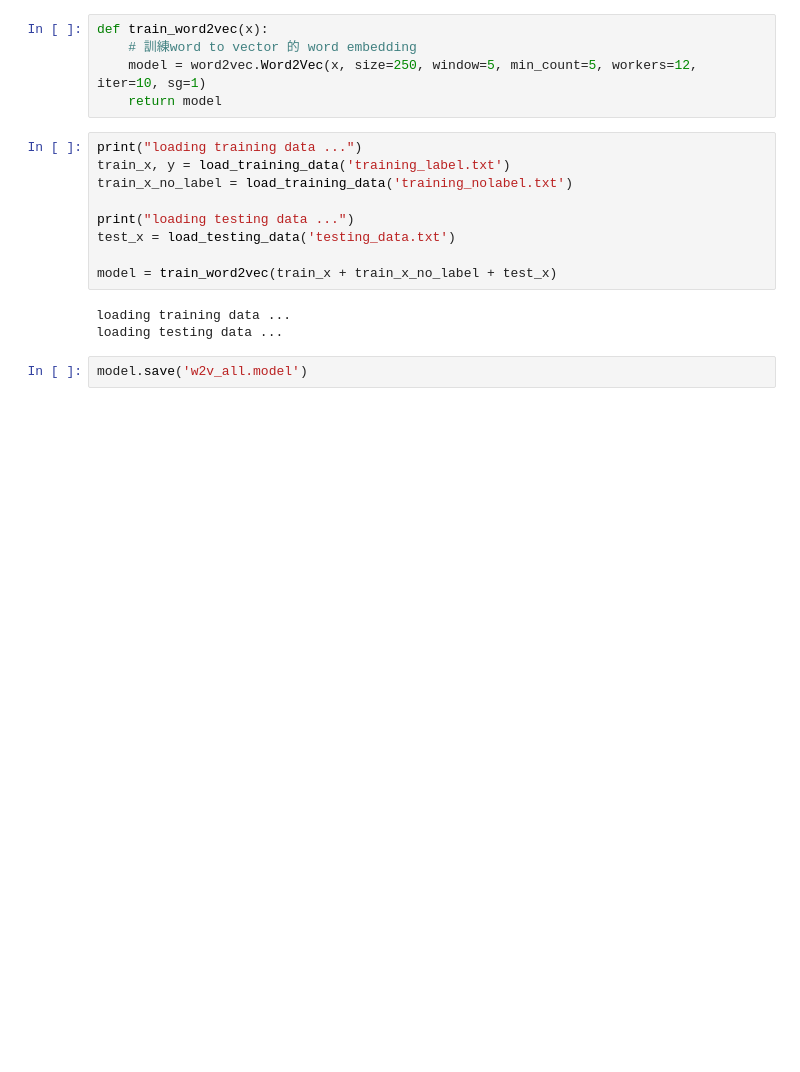
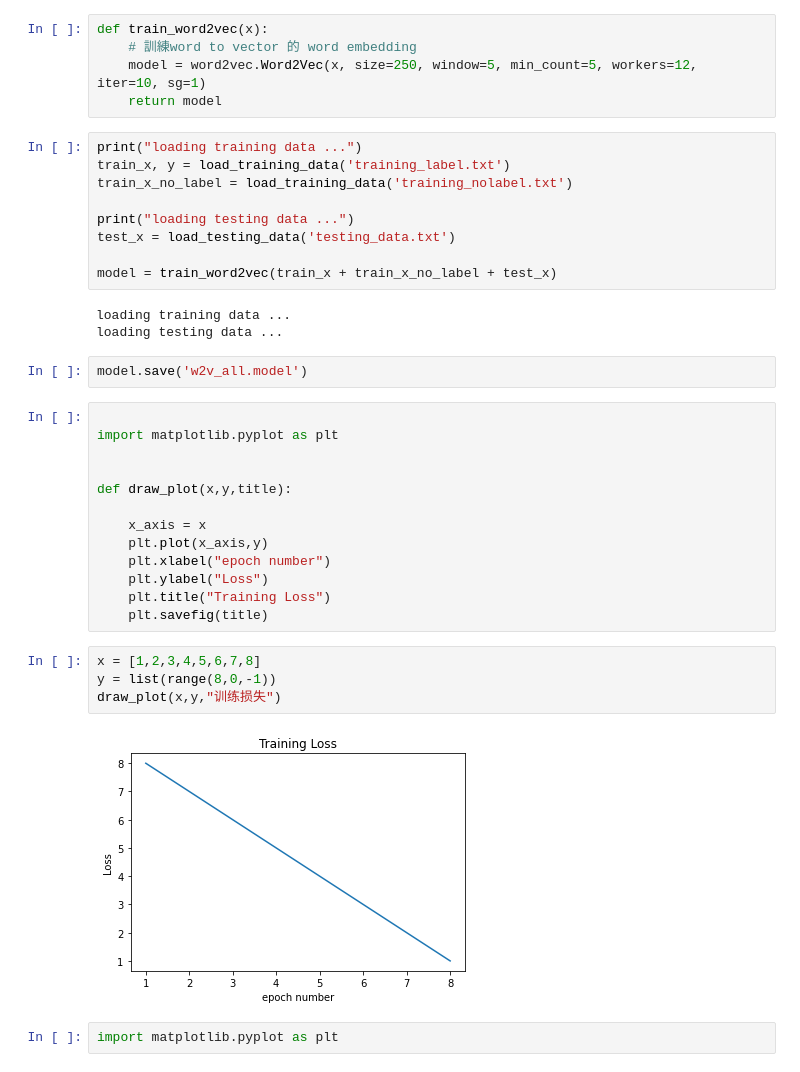
Before and after one commit to yunfeiqi/homework, a Jupyter notebook: hw4.ipynb, the cells around one changed output. Saved outputs shown, nothing was run; the diff lists cells and outputs as text; blank space fills up the shorter version.

```diff
--- a/hw4.ipynb
+++ b/hw4.ipynb
@@ -45,3 +45,24 @@ loading training data ...
 loading testing data ...
 # %%
 model.save('w2v_all.model')
+# %%
+
+import matplotlib.pyplot as plt
+
+
+def draw_plot(x,y,title):
+
+    x_axis = x
+    plt.plot(x_axis,y)
+    plt.xlabel("epoch number")
+    plt.ylabel("Loss")
+    plt.title("Training Loss")
+    plt.savefig(title)
+# %%
+x = [1,2,3,4,5,6,7,8]
+y = list(range(8,0,-1))
+draw_plot(x,y,"训练损失")
+# %% [output]
+[figure, added]
+# %%
+import matplotlib.pyplot as plt
```
Also changed, not shown: parts of 3 cells of this notebook, 12 other files.
